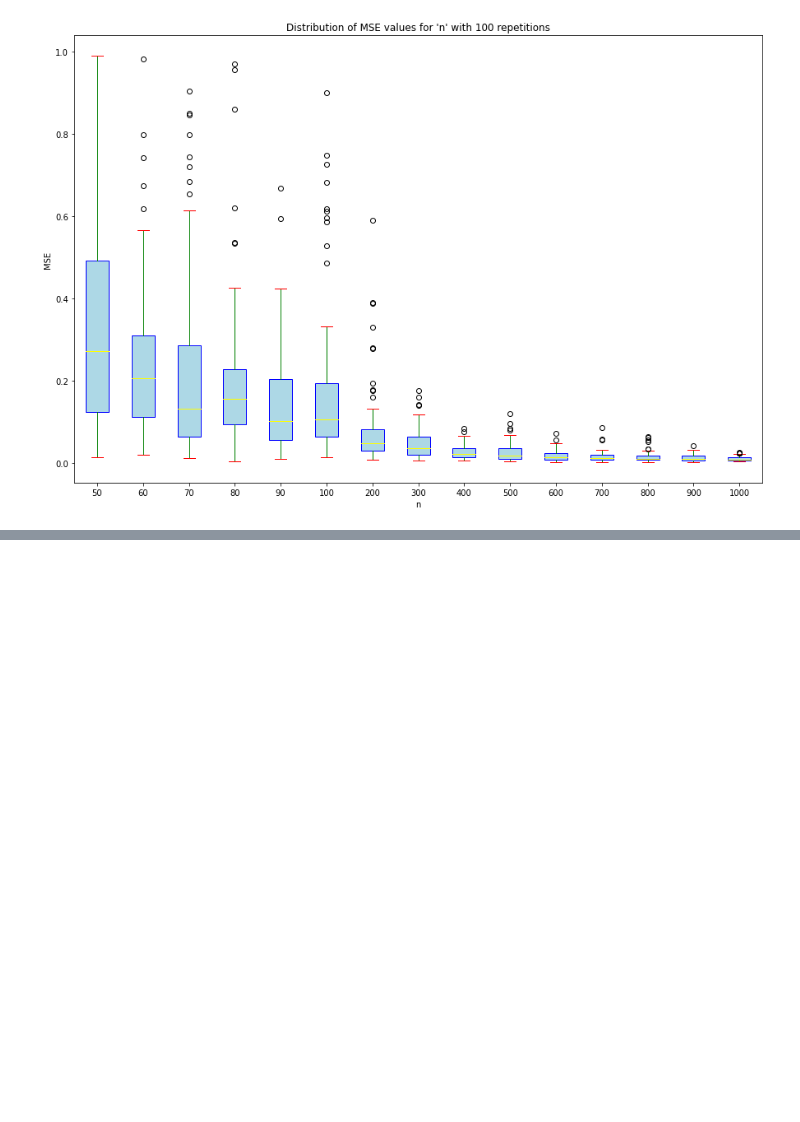
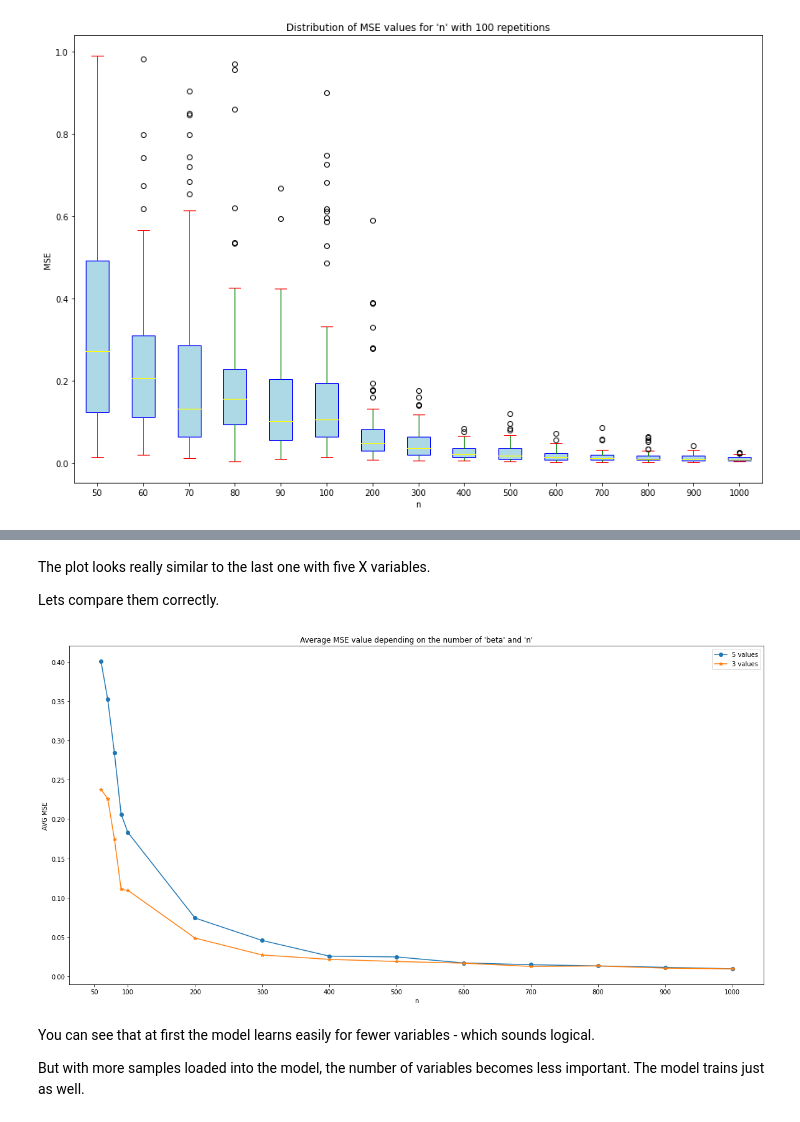
Before and after one commit to LJaremek/AdvancedMachineLearning-MINI, a Jupyter notebook: task_2/SimulationResults.ipynb, the cells around one changed output, grey strips where cells are left out. Drawn from its saved outputs; the diff is of its cells as text; code cells hidden in the pictures; blank space fills up the shorter version.

```diff
--- a/task_2/SimulationResults.ipynb
+++ b/task_2/SimulationResults.ipynb
@@ -144,0 +228,28 @@ draw(results, max_value=1)
+# %% [markdown]
+The plot looks really similar to the last one with five X variables.
+
+Lets compare them correctly.
+# %%
+plt.figure(figsize=(20, 10))
+
+averages = {label: sum(values) / len(values) for label, values in results.items() if label != 50}
+plt.plot(list(averages.keys()), list(averages.values()), marker="o", label="5 values")
+
+averages = {label: sum(values) / len(values) for label, values in new_results.items() if label != 50}
+plt.plot(list(averages.keys()), list(averages.values()), marker="*", label="3 values")
+
+plt.xticks([50] + list(range(100, 1100, 100)))
+plt.title("Average MSE value depending on the number of 'beta' and 'n'")
+plt.xlabel("n")
+plt.ylabel("AVG MSE")
+plt.legend()
+
+plt.show()
+# %% [output]
+[figure, added]
+# %% [markdown]
+You can see that at first the model learns easily for fewer variables - which sounds logical.
+
+But with more samples loaded into the model, the number of variables becomes less important.
+</br>
+The model trains just as well.
```
Also changed, not shown: parts of 11 cells of this notebook, 1 other file.
